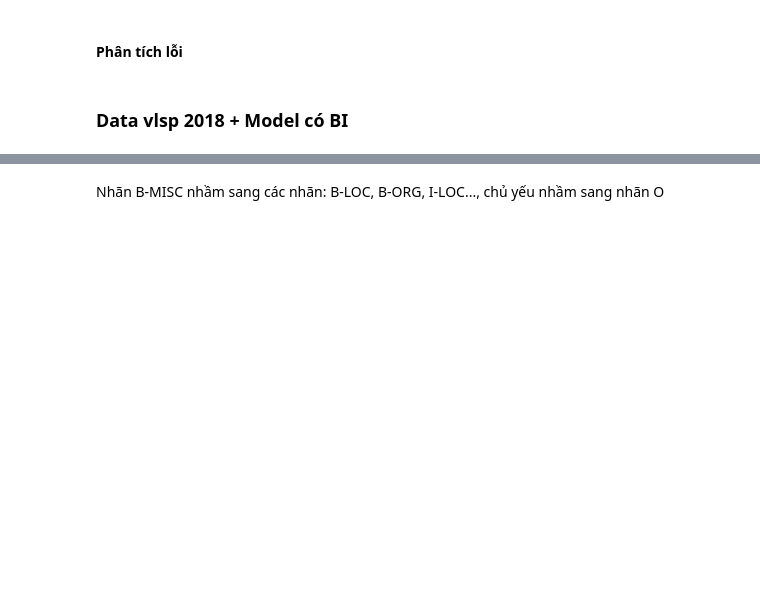
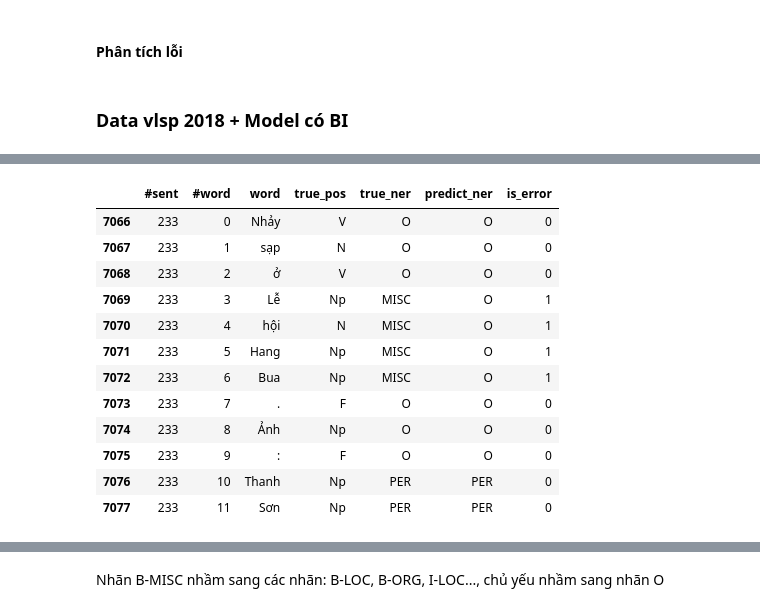
Before and after one commit to NguyenTinh98/NER_MOCKPROJECT, a Jupyter notebook: crf_model/vlsp2018/analyst_error_data.ipynb, the cells around one changed output, grey strips where cells are left out. Saved outputs shown, nothing was run; the diff lists cells and outputs as text; code cells hidden in the pictures; blank space fills up the shorter version.

```diff
--- a/crf_model/vlsp2018/analyst_error_data.ipynb
+++ b/crf_model/vlsp2018/analyst_error_data.ipynb
@@ -26,0 +170,16 @@ data_error[data_error['is_error'] ==1]
+# %%
+data_error_BI.loc[((data_error_BI['#sent'] ==  233) )]
+# %% [output]
+|  | #sent | #word | word | true_pos | true_ner | predict_ner | is_error |
+| 7066 | 233 | 0 | Nhảy | V | O | O | 0 |
+| 7067 | 233 | 1 | sạp | N | O | O | 0 |
+| 7068 | 233 | 2 | ở | V | O | O | 0 |
+| 7069 | 233 | 3 | Lễ | Np | MISC | O | 1 |
+| 7070 | 233 | 4 | hội | N | MISC | O | 1 |
+| 7071 | 233 | 5 | Hang | Np | MISC | O | 1 |
+| 7072 | 233 | 6 | Bua | Np | MISC | O | 1 |
+| 7073 | 233 | 7 | . | F | O | O | 0 |
+| 7074 | 233 | 8 | Ảnh | Np | O | O | 0 |
+| 7075 | 233 | 9 | : | F | O | O | 0 |
+| 7076 | 233 | 10 | Thanh | Np | PER | PER | 0 |
+| 7077 | 233 | 11 | Sơn | Np | PER | PER | 0 |
```
Also changed, not shown: parts of 21 cells of this notebook, 1 other file.
